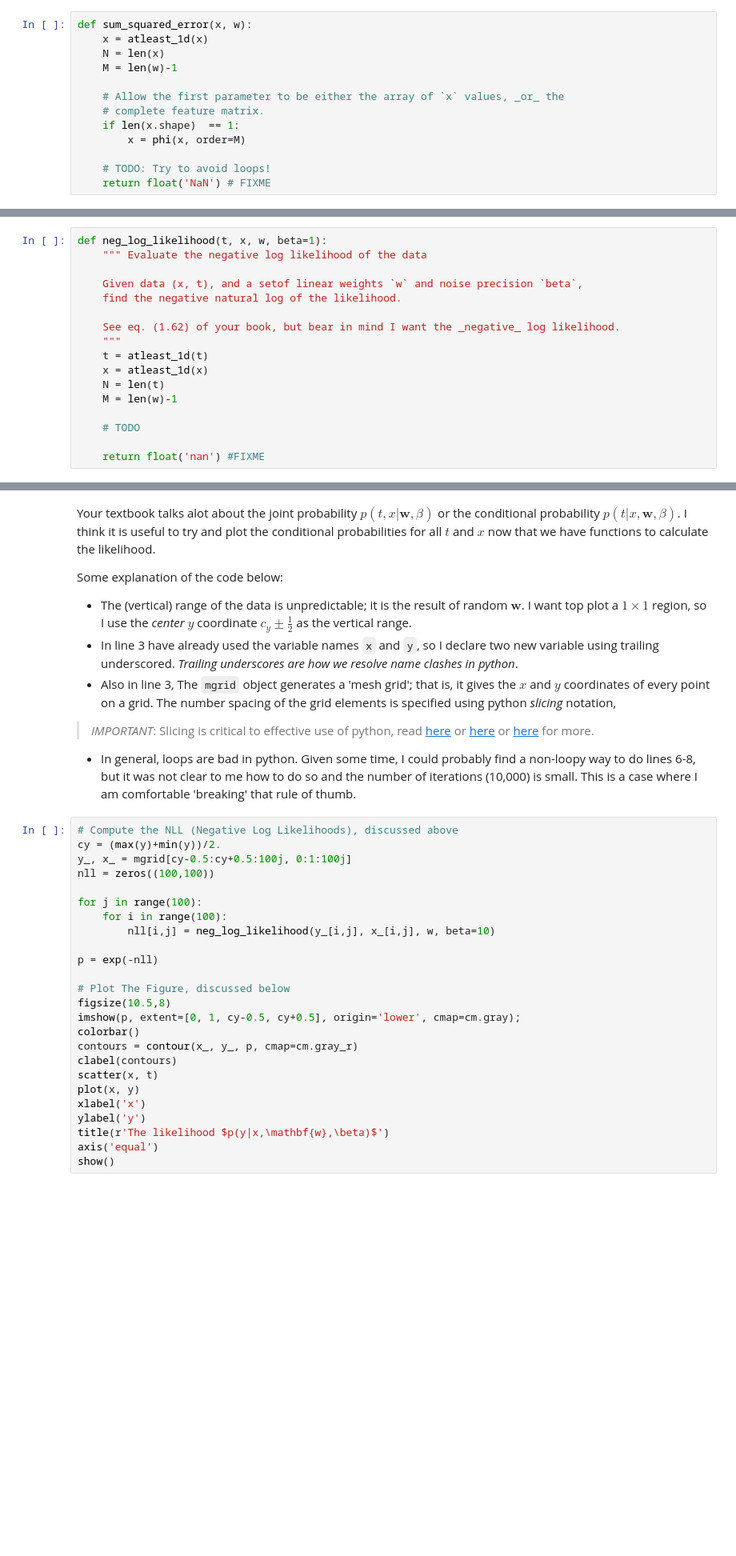
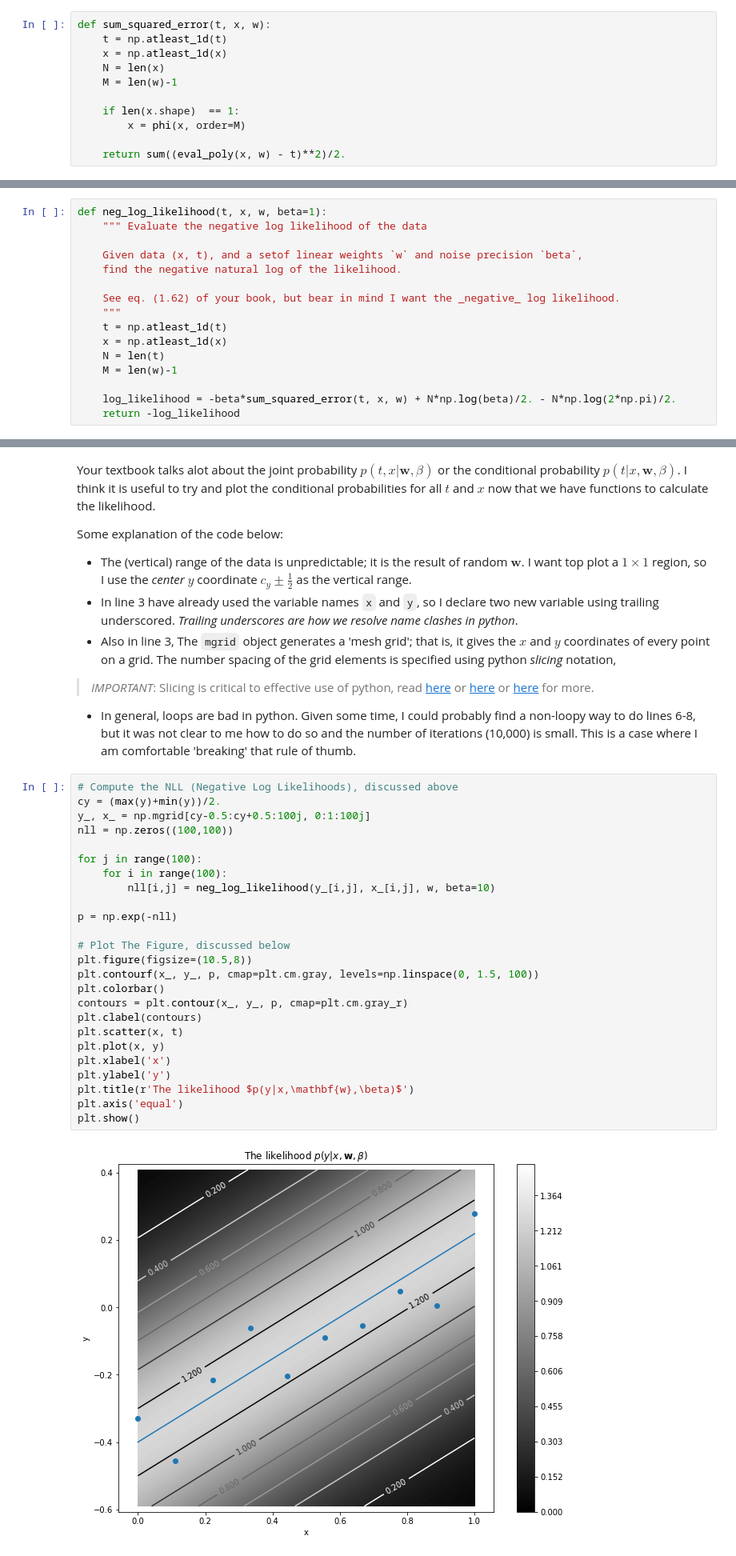
Before and after one commit to MU-CSE627/MU-CSE627, a Jupyter notebook: ch01/Machine Learning Lab 1.ipynb, the cells around one changed output, grey strips where cells are left out. Shown at 80% size. Drawn from its saved outputs; the diff is of its cells as text; blank space fills up the shorter version.

```diff
--- a/ch01/Machine Learning Lab 1.ipynb
+++ b/ch01/Machine Learning Lab 1.ipynb
@@ -206,13 +237,11 @@ Write a function `sum_squared_error(x, w)` that takes as input _either_ a 1D arr
 # %%
-def sum_squared_error(x, w):
-    x = atleast_1d(x)
+def sum_squared_error(t, x, w):
+    t = np.atleast_1d(t)
+    x = np.atleast_1d(x)
     N = len(x)
     M = len(w)-1
 
-    # Allow the first parameter to be either the array of `x` values, _or_ the
-    # complete feature matrix.
     if len(x.shape)  == 1:
         x = phi(x, order=M)
 
-    # TODO: Try to avoid loops!
-    return float('NaN') # FIXME
+    return sum((eval_poly(x, w) - t)**2)/2.
@@ -245,11 +271,10 @@ def neg_log_likelihood(t, x, w, beta=1):
 
     See eq. (1.62) of your book, but bear in mind I want the _negative_ log likelihood.
     """
-    t = atleast_1d(t)
-    x = atleast_1d(x)
+    t = np.atleast_1d(t)
+    x = np.atleast_1d(x)
     N = len(t)
     M = len(w)-1
 
-    # TODO
-
-    return float('nan') #FIXME
+    log_likelihood = -beta*sum_squared_error(t, x, w) + N*np.log(beta)/2. - N*np.log(2*np.pi)/2.
+    return -log_likelihood
@@ -265,27 +294,29 @@ Some explanation of the code below:
 # %%
 # Compute the NLL (Negative Log Likelihoods), discussed above
 cy = (max(y)+min(y))/2.
-y_, x_ = mgrid[cy-0.5:cy+0.5:100j, 0:1:100j]
-nll = zeros((100,100))
+y_, x_ = np.mgrid[cy-0.5:cy+0.5:100j, 0:1:100j]
+nll = np.zeros((100,100))
 
 for j in range(100):
     for i in range(100):
         nll[i,j] = neg_log_likelihood(y_[i,j], x_[i,j], w, beta=10)
 
-p = exp(-nll)
+p = np.exp(-nll)
 
 # Plot The Figure, discussed below
-figsize(10.5,8)
-imshow(p, extent=[0, 1, cy-0.5, cy+0.5], origin='lower', cmap=cm.gray);
-colorbar()
-contours = contour(x_, y_, p, cmap=cm.gray_r)
-clabel(contours)
-scatter(x, t)
-plot(x, y)
-xlabel('x')
-ylabel('y')
-title(r'The likelihood $p(y|x,\mathbf{w},\beta)$')
-axis('equal')
-show()
+plt.figure(figsize=(10.5,8))
+plt.contourf(x_, y_, p, cmap=plt.cm.gray, levels=np.linspace(0, 1.5, 100))
+plt.colorbar()
+contours = plt.contour(x_, y_, p, cmap=plt.cm.gray_r)
+plt.clabel(contours)
+plt.scatter(x, t)
+plt.plot(x, y)
+plt.xlabel('x')
+plt.ylabel('y')
+plt.title(r'The likelihood $p(y|x,\mathbf{w},\beta)$')
+plt.axis('equal')
+plt.show()
+# %% [output]
+[figure, added]
 # %% [markdown]
 Some explanation of the plotting code:
```
Also changed, not shown: parts of 58 cells of this notebook.
